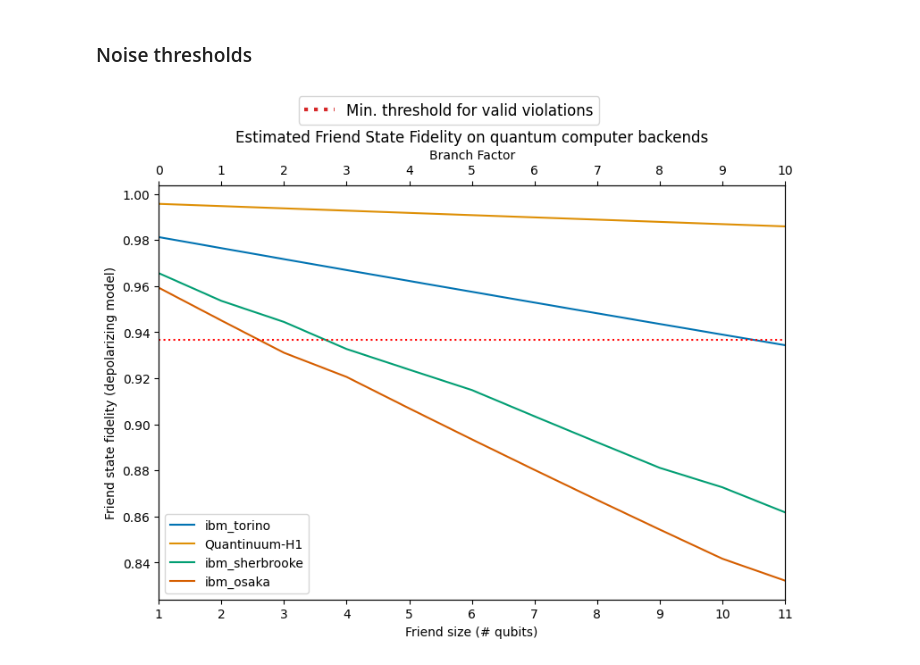
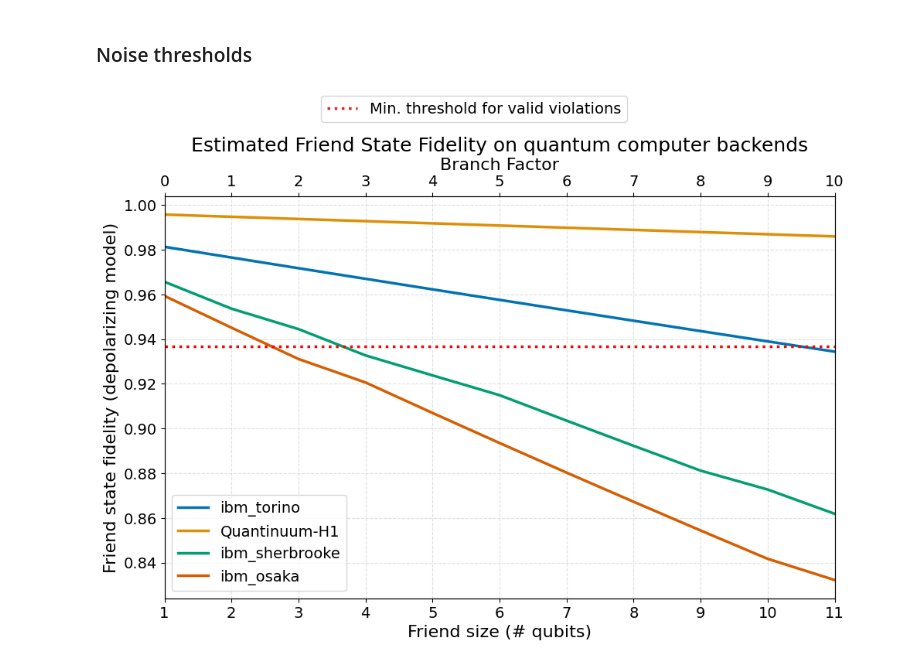
Before and after one commit to unitaryfoundation/wigners_friend, a Jupyter notebook: notebooks/density_branches.ipynb, the cells around one changed output. Cells and saved outputs as stored; diff of their text form; code cells hidden in the pictures.

Commit message:
Updated styling of density plots.

```diff
--- a/notebooks/density_branches.ipynb
+++ b/notebooks/density_branches.ipynb
@@ -254,62 +254,65 @@ h1_fids = [0.99572766, 0.99474599, 0.99376529, 0.99278555, 0.99180677, 0.9908289
 h1_fids = h1_fids[:len(torino_fids)]
 #[0.9413, 0.9317, 0.9221, 0.9098, 0.871 ]
 # %%
+import matplotlib.pyplot as plt
+import numpy as np
+import seaborn as sns
+import matplotlib.lines as mlines
+
+plt.rcParams.update({'font.size': 14})  # Increase the default font size
+
 # Set the colorblind palette
 colors = sns.color_palette("colorblind")
 
 # Create a plot with adjusted figsize
-fig, ax1 = plt.subplots(figsize=(8, 6))
+fig, ax1 = plt.subplots(figsize=(10, 7))  # Slightly larger figure to accommodate larger text
 
-# Plot data on the main x-axis
+# Plot data on the main x-axis with thicker lines
 xs = np.asarray(range(len(h1_fids))) + 1
-ax1.plot(xs, torino_fids, label="ibm_torino", color=colors[0])
-ax1.plot(xs, h1_fids, label="Quantinuum-H1", color=colors[1])
-ax1.plot(xs, sherbrooke_fids, label="ibm_sherbrooke", color=colors[2])
-ax1.plot(xs, osaka_fids, label="ibm_osaka", color=colors[3])
+ax1.plot(xs, torino_fids, label="ibm_torino", color=colors[0], linewidth=2.5)
+ax1.plot(xs, h1_fids, label="Quantinuum-H1", color=colors[1], linewidth=2.5)
+ax1.plot(xs, sherbrooke_fids, label="ibm_sherbrooke", color=colors[2], linewidth=2.5)
+ax1.plot(xs, osaka_fids, label="ibm_osaka", color=colors[3], linewidth=2.5)
 
 ax1.set_xticks(xs)
-ax1.set_xlabel("Friend size (# qubits)")
-ax1.set_ylabel("Friend state fidelity (depolarizing model)")
+ax1.set_xlabel("Friend size (# qubits)", fontsize=16)
+ax1.set_ylabel("Friend state fidelity (depolarizing model)", fontsize=16)
 
-plt.legend(loc="lower left")
+# Add grid lines
+ax1.grid(True, linestyle='--', alpha=0.7, color='lightgray')
+
+plt.legend(loc="lower left", fontsize=14)
 
 # Create a secondary x-axis at the top
 ax2 = ax1.twiny()
 
 # Set the secondary x-axis labels
-ax2.set_xlabel("Branch Factor")
+ax2.set_xlabel("Branch Factor", fontsize=16)
 ax2.set_xticks(xs)
 ax2.set_xticklabels(range(0, dd))
 
 # Align the secondary x-axis with the main x-axis
 ax1.set_xlim(1, dd)
 ax2.set_xlim(1, dd)
 ax2.set_xbound(ax1.get_xbound())
 
-plt.title("Estimated Friend State Fidelity on quantum computer backends")
+plt.title("Estimated Friend State Fidelity on quantum computer backends", fontsize=18)
 
-plt.axhline(y=0.9366, color="r", linestyle=":")
+plt.axhline(y=0.9366, color="r", linestyle=":", linewidth=2.5)
 
-# Add an annotation with an arrow, moved to a better position
-# plt.annotate(
-#     "Min. threshold for valid violations",
-#     xy=(2, 0.9366),
-#     xytext=(7, 0.955),
-#     arrowprops=dict(facecolor="black", arrowstyle="->")
-# )
-no_violation_handle = mlines.Line2D([], [], color="tab:red", linestyle="dotted", linewidth=3, label="Min. threshold for valid violations")
+no_violation_handle = mlines.Line2D([], [], color="tab:red", linestyle="dotted", linewidth=2.5, label="Min. threshold for valid violations")
 
-fig.legend([no_violation_handle], ["Min. threshold for valid violations"], loc="upper center", ncol=2, bbox_to_anchor=(0.5, 1.05), fontsize="large")
-
+fig.legend([no_violation_handle], ["Min. threshold for valid violations"], loc="upper center", ncol=2, bbox_to_anchor=(0.5, 1.05), fontsize=14)
 
 # Adjust the layout
 plt.tight_layout()
+plt.subplots_adjust(top=0.85)
 
-# Display the plot
+# Save the figure
 plt.savefig("friend_state_fids.pdf", bbox_inches="tight")
 plt.show()
 # %% [output]
-[figure, old version]
+[figure, new version]
 # %%
 # ibm-sherbrooke:
 sherbrooke_1qs = [46, 65, 72, 91, 98, 105, 124, 143, 162, 169, 188]
```
Also changed, not shown: parts of 1 cell of this notebook.
